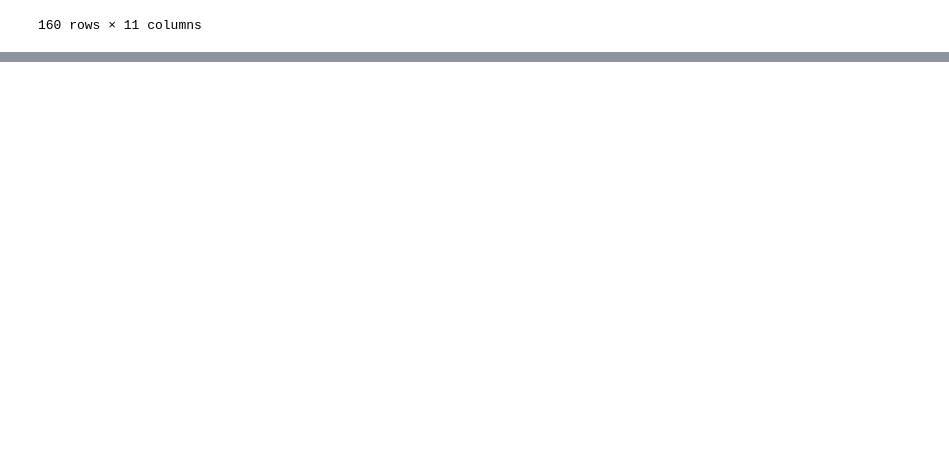
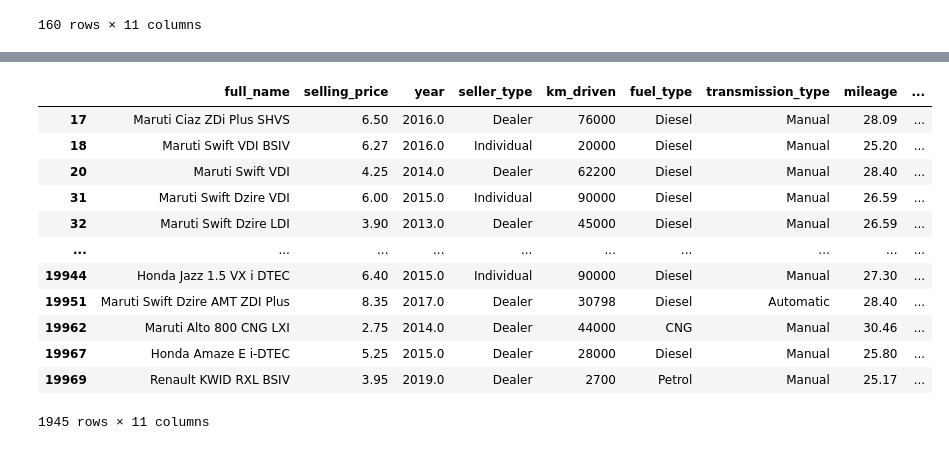
Before and after one commit to namangarg1805/Data-Analytics, a Jupyter notebook: ABC_CarResale_CaseStudy.ipynb, the cells around one changed output, grey strips where cells are left out. Drawn from its saved outputs; the diff is of its cells as text; code cells hidden in the pictures; blank space fills up the shorter version.

```diff
--- a/ABC_CarResale_CaseStudy.ipynb
+++ b/ABC_CarResale_CaseStudy.ipynb
@@ -197,0 +228,16 @@ Zero mileage doesn't make sense
+# %%
+df[(df['mileage']>25) & (df['selling_price']<=50)]
+# %% [output]
+|  | full_name | selling_price | year | seller_type | km_driven | fuel_type | transmission_type | mileage | ... |
+| 17 | Maruti Ciaz ZDi Plus SHVS | 6.50 | 2016.0 | Dealer | 76000 | Diesel | Manual | 28.09 | ... |
+| 18 | Maruti Swift VDI BSIV | 6.27 | 2016.0 | Individual | 20000 | Diesel | Manual | 25.20 | ... |
+| 20 | Maruti Swift VDI | 4.25 | 2014.0 | Dealer | 62200 | Diesel | Manual | 28.40 | ... |
+| 31 | Maruti Swift Dzire VDI | 6.00 | 2015.0 | Individual | 90000 | Diesel | Manual | 26.59 | ... |
+| 32 | Maruti Swift Dzire LDI | 3.90 | 2013.0 | Dealer | 45000 | Diesel | Manual | 26.59 | ... |
+| ... | ... | ... | ... | ... | ... | ... | ... | ... | ... |
+| 19944 | Honda Jazz 1.5 VX i DTEC | 6.40 | 2015.0 | Individual | 90000 | Diesel | Manual | 27.30 | ... |
+| 19951 | Maruti Swift Dzire AMT ZDI Plus | 8.35 | 2017.0 | Dealer | 30798 | Diesel | Automatic | 28.40 | ... |
+| 19962 | Maruti Alto 800 CNG LXI | 2.75 | 2014.0 | Dealer | 44000 | CNG | Manual | 30.46 | ... |
+| 19967 | Honda Amaze E i-DTEC | 5.25 | 2015.0 | Dealer | 28000 | Diesel | Manual | 25.80 | ... |
+| 19969 | Renault KWID RXL BSIV | 3.95 | 2019.0 | Dealer | 2700 | Petrol | Manual | 25.17 | ... |
+1945 rows × 11 columns
```
Also changed, not shown: parts of 16 cells of this notebook.
